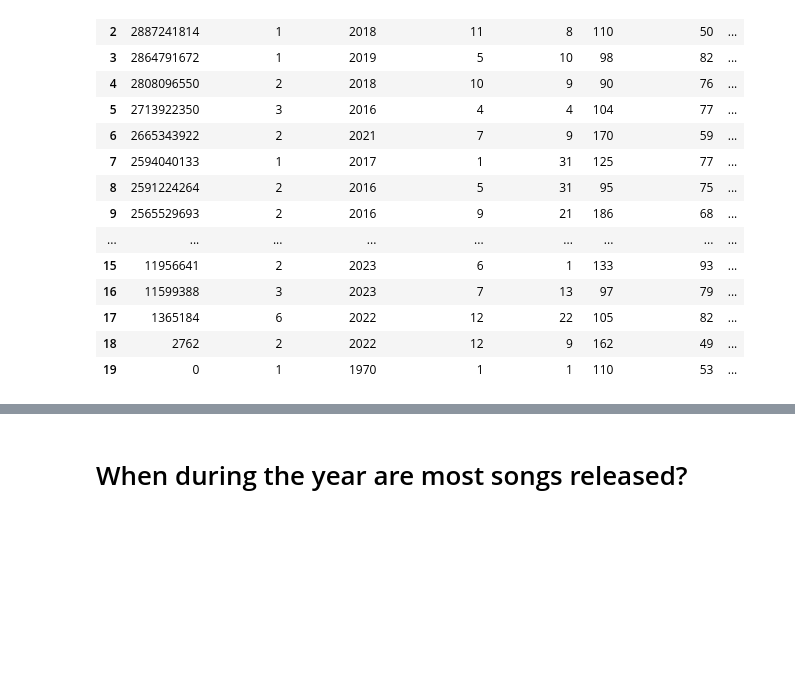
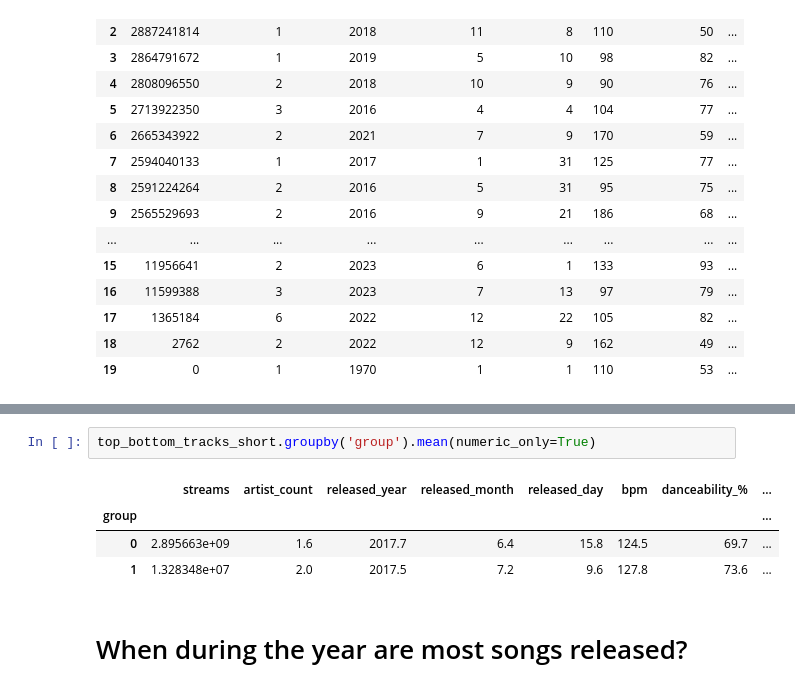
Before and after one commit to XaverHeuser/eda-spotify-dataset-2024, a Jupyter notebook: notebooks/03_eda.ipynb, the cells around one changed output, grey strips where cells are left out. Saved outputs shown, nothing was run; the diff lists cells and outputs as text; blank space fills up the shorter version.

```diff
--- a/notebooks/03_eda.ipynb
+++ b/notebooks/03_eda.ipynb
@@ -429,3 +409,10 @@ plt.show()
+# %%
+top_bottom_tracks_short.groupby('group').mean(numeric_only=True)
+# %% [output]
+|  | streams | artist_count | released_year | released_month | released_day | bpm | danceability_% | ... |
+| group |  |  |  |  |  |  |  | ... |
+| 0 | 2.895663e+09 | 1.6 | 2017.7 | 6.4 | 15.8 | 124.5 | 69.7 | ... |
+| 1 | 1.328348e+07 | 2.0 | 2017.5 | 7.2 | 9.6 | 127.8 | 73.6 | ... |
 # %% [markdown]
 # When during the year are most songs released?
 # %%
```
Also changed, not shown: parts of 4 cells of this notebook.
